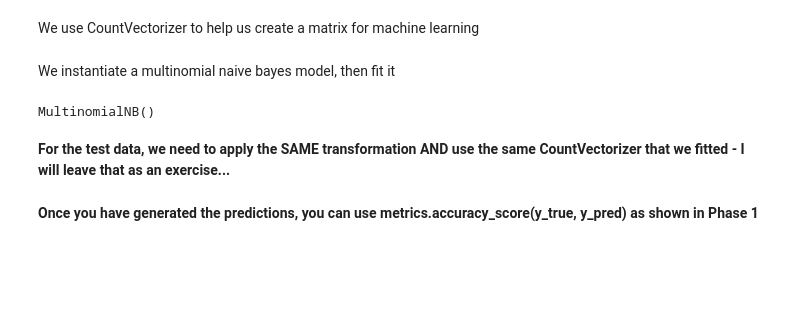
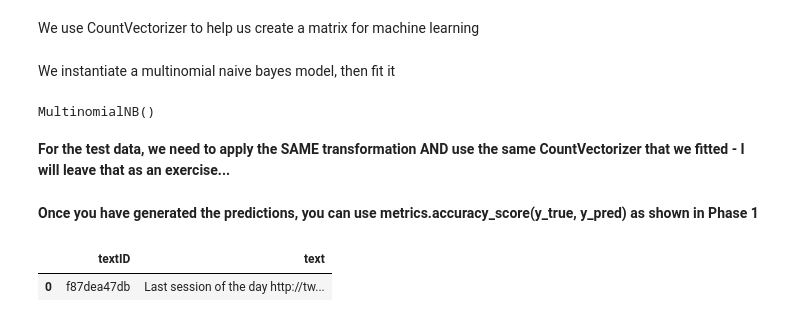
Before and after one commit to Sakyawira/Sentiment-Analysis, a Jupyter notebook: Data exploration.ipynb, the cells around one changed output. Drawn from its saved outputs; the diff is of its cells as text; code cells hidden in the pictures; blank space fills up the shorter version.

```diff
--- a/Data exploration.ipynb
+++ b/Data exploration.ipynb
@@ -298,3 +298,10 @@ MultinomialNB()
 __For the test data, we need to apply the SAME transformation AND use the same CountVectorizer that we fitted - I will leave that as an exercise...__
 # %% [markdown]
 __Once you have generated the predictions, you can use metrics.accuracy_score(y_true, y_pred) as shown in Phase 1__
+# %%
+dataTest = pd.read_csv('test.csv')
+# %%
+dataTest.head(1)
+# %% [output]
+|  | textID | text |
+| 0 | f87dea47db | Last session of the day http://tw... |
```
Also changed, not shown: parts of 10 cells of this notebook.
